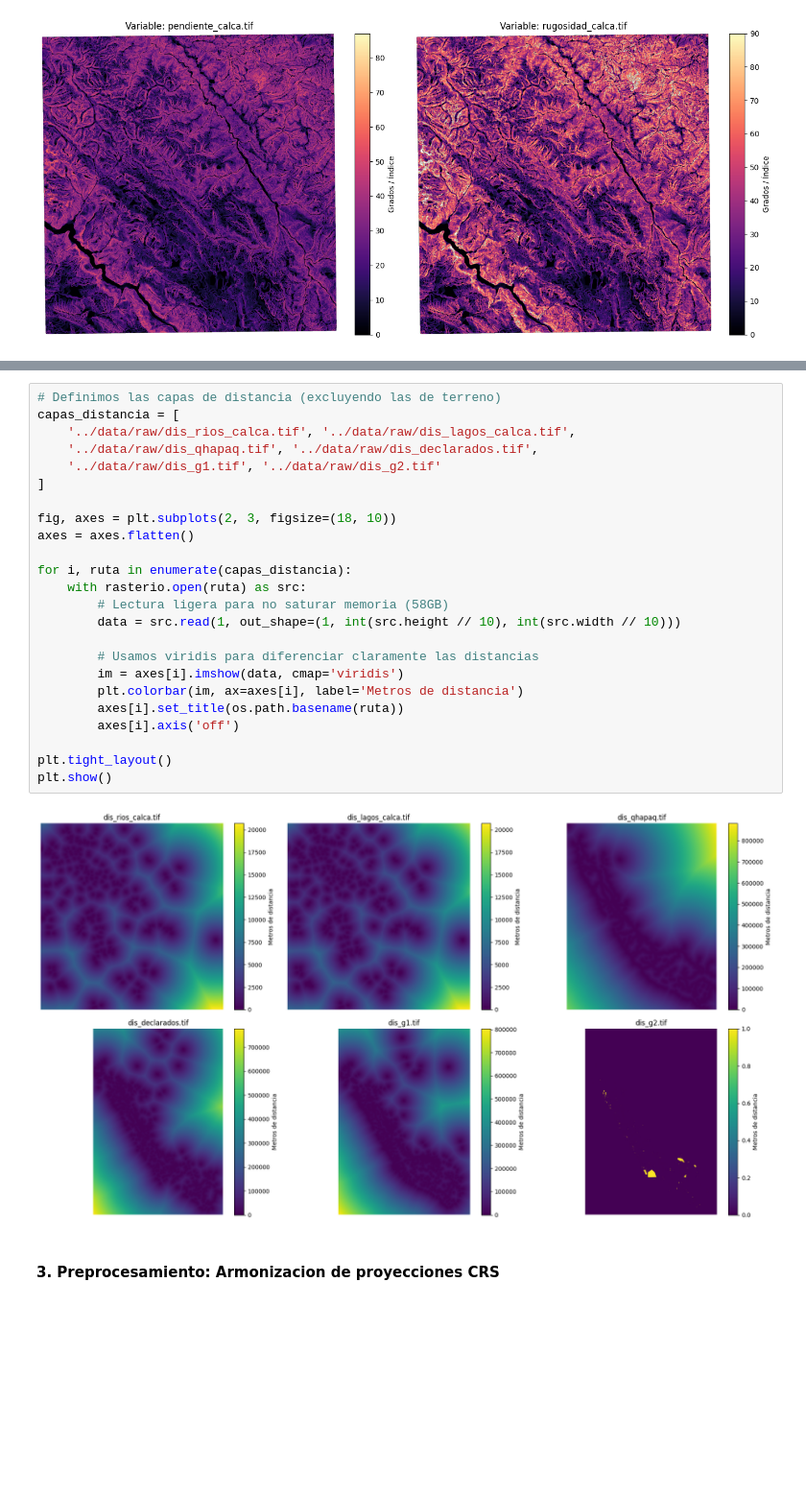
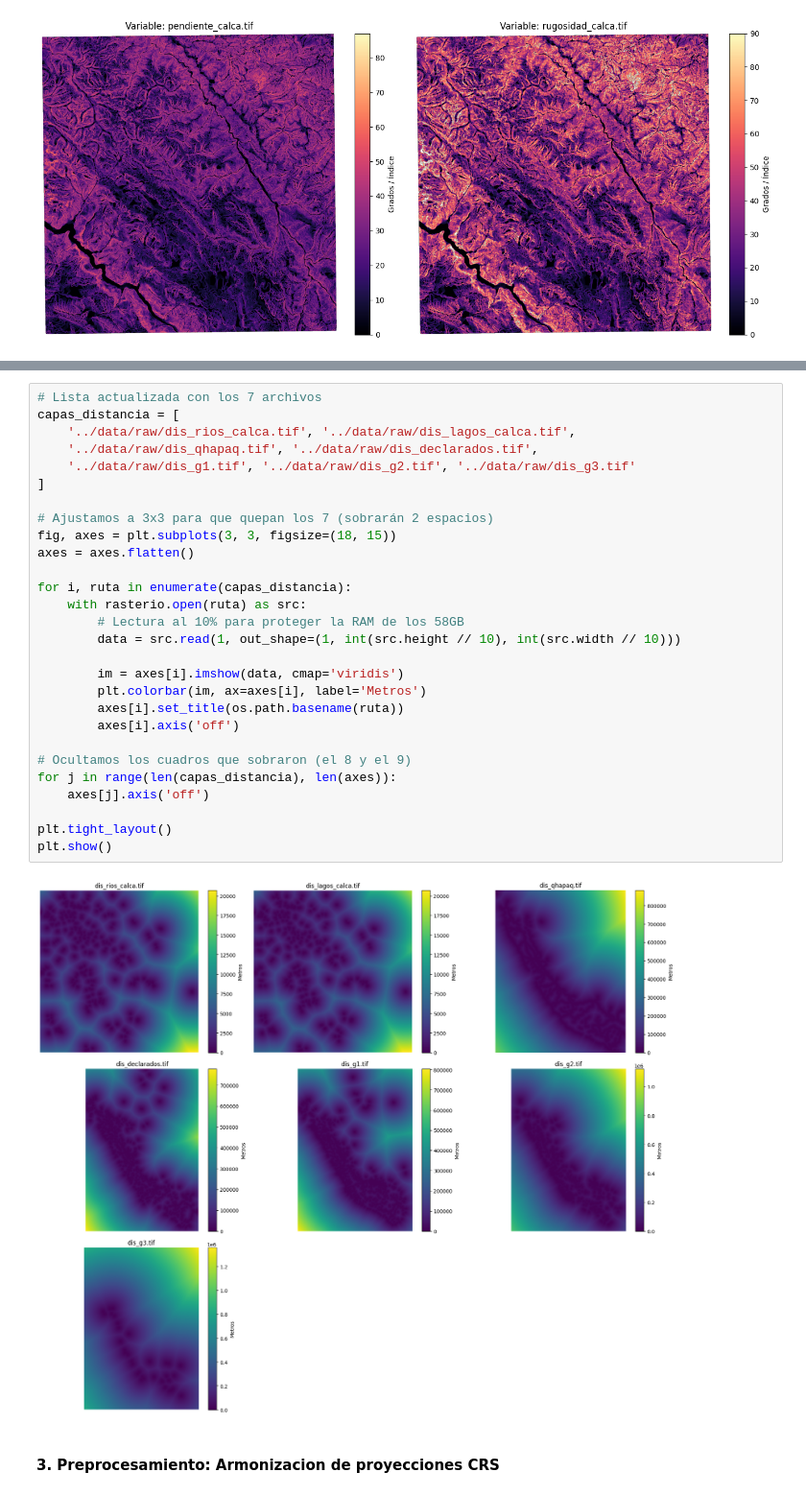
Before and after one commit to iAmMazapan/arqueologia-predictiva, a Jupyter notebook: notebooks/01_Data_Extraction_and_Preprocessing.ipynb, the cells around one changed output, grey strips where cells are left out. Shown at 96% size. Saved outputs shown, nothing was run; the diff lists cells and outputs as text; blank space fills up the shorter version.

```diff
--- a/notebooks/01_Data_Extraction_and_Preprocessing.ipynb
+++ b/notebooks/01_Data_Extraction_and_Preprocessing.ipynb
@@ -109,28 +111,32 @@ plt.show()
 # %%
-# Definimos las capas de distancia (excluyendo las de terreno)
+# Lista actualizada con los 7 archivos
 capas_distancia = [
     '../data/raw/dis_rios_calca.tif', '../data/raw/dis_lagos_calca.tif',
     '../data/raw/dis_qhapaq.tif', '../data/raw/dis_declarados.tif',
-    '../data/raw/dis_g1.tif', '../data/raw/dis_g2.tif'
+    '../data/raw/dis_g1.tif', '../data/raw/dis_g2.tif', '../data/raw/dis_g3.tif'
 ]
 
-fig, axes = plt.subplots(2, 3, figsize=(18, 10))
+# Ajustamos a 3x3 para que quepan los 7 (sobrarán 2 espacios)
+fig, axes = plt.subplots(3, 3, figsize=(18, 15))
 axes = axes.flatten()
 
 for i, ruta in enumerate(capas_distancia):
     with rasterio.open(ruta) as src:
-        # Lectura ligera para no saturar memoria (58GB)
+        # Lectura al 10% para proteger la RAM de los 58GB
         data = src.read(1, out_shape=(1, int(src.height // 10), int(src.width // 10)))
 
-        # Usamos viridis para diferenciar claramente las distancias
         im = axes[i].imshow(data, cmap='viridis')
-        plt.colorbar(im, ax=axes[i], label='Metros de distancia')
+        plt.colorbar(im, ax=axes[i], label='Metros')
         axes[i].set_title(os.path.basename(ruta))
         axes[i].axis('off')
 
+# Ocultamos los cuadros que sobraron (el 8 y el 9)
+for j in range(len(capas_distancia), len(axes)):
+    axes[j].axis('off')
+
 plt.tight_layout()
 plt.show()
 # %% [output]
-[figure, old version]
+[figure, new version]
 # %% [markdown]
 #### **3. Preprocesamiento: Armonizacion de proyecciones CRS**
```
Also changed, not shown: parts of 5 cells of this notebook.
